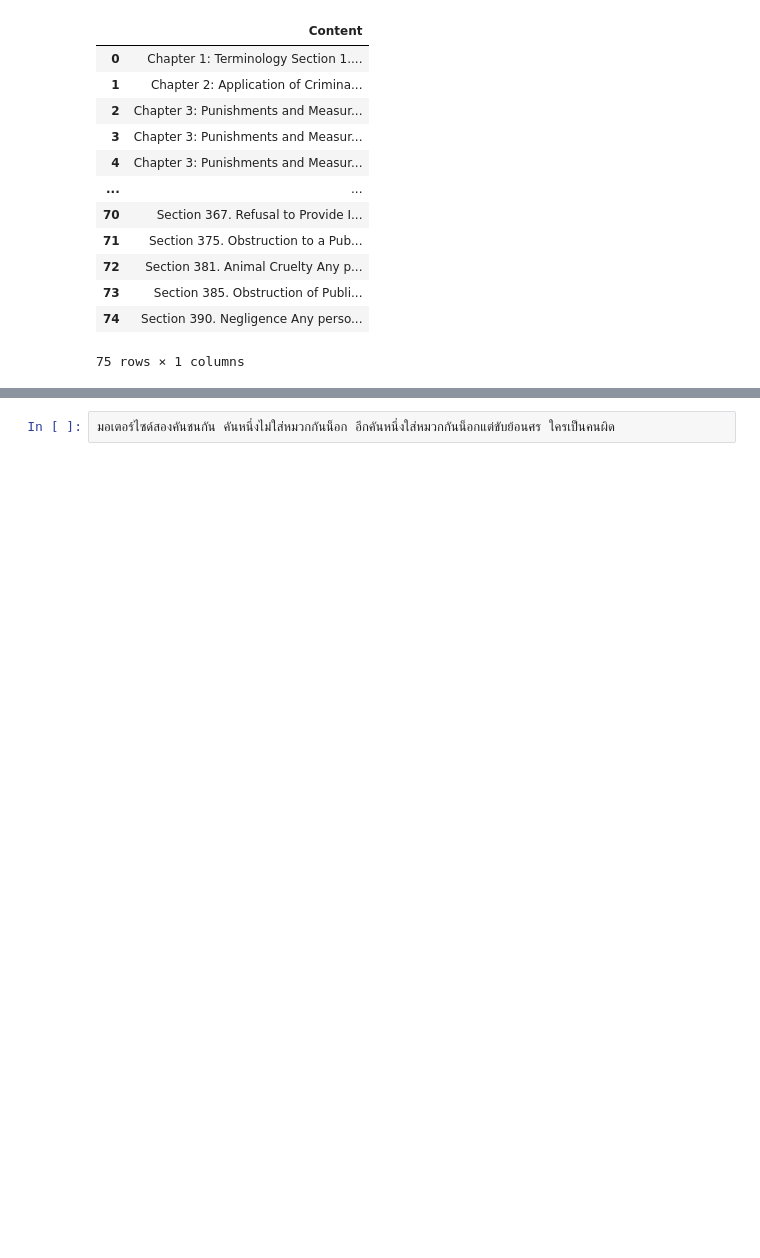
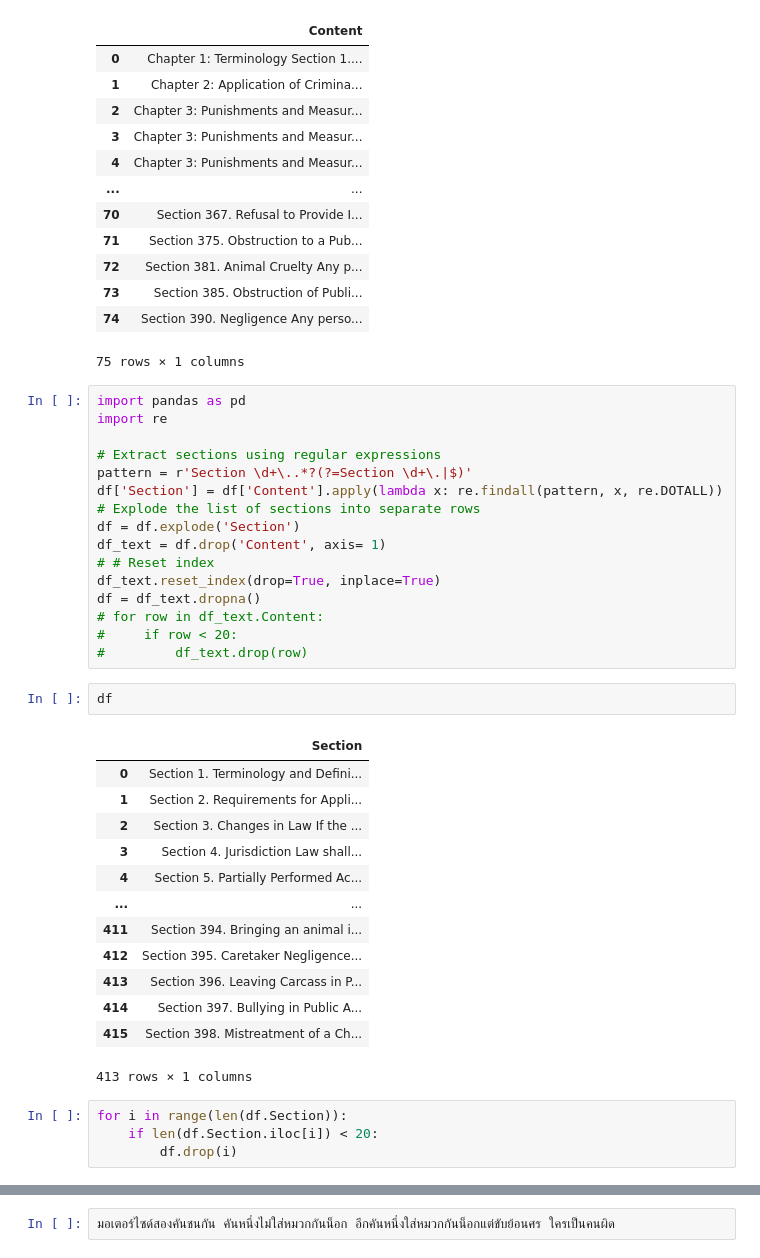
Before and after one commit to Puree-W/SpeciallistGPT, a Jupyter notebook: Lawyer.ipynb, the cells around one changed output, grey strips where cells are left out. Saved outputs shown, nothing was run; the diff lists cells and outputs as text; blank space fills up the shorter version.

```diff
--- a/Lawyer.ipynb
+++ b/Lawyer.ipynb
@@ -24,6 +24,42 @@ df
 | 73 | Section 385. Obstruction of Publi... |
 | 74 | Section 390. Negligence Any perso... |
 75 rows × 1 columns
+# %%
+import pandas as pd
+import re
+
+# Extract sections using regular expressions
+pattern = r'Section \d+\..*?(?=Section \d+\.|$)'
+df['Section'] = df['Content'].apply(lambda x: re.findall(pattern, x, re.DOTALL))
+# Explode the list of sections into separate rows
+df = df.explode('Section')
+df_text = df.drop('Content', axis= 1)
+# # Reset index
+df_text.reset_index(drop=True, inplace=True)
+df = df_text.dropna()
+# for row in df_text.Content:
+#     if row < 20:
+#         df_text.drop(row)
+# %%
+df
+# %% [output]
+|  | Section |
+| 0 | Section 1. Terminology and Defini... |
+| 1 | Section 2. Requirements for Appli... |
+| 2 | Section 3. Changes in Law If the ... |
+| 3 | Section 4. Jurisdiction Law shall... |
+| 4 | Section 5. Partially Performed Ac... |
+| ... | ... |
+| 411 | Section 394. Bringing an animal i... |
+| 412 | Section 395. Caretaker Negligence... |
+| 413 | Section 396. Leaving Carcass in P... |
+| 414 | Section 397. Bullying in Public A... |
+| 415 | Section 398. Mistreatment of a Ch... |
+413 rows × 1 columns
+# %%
+for i in range(len(df.Section)):
+    if len(df.Section.iloc[i]) < 20:
+        df.drop(i)
 # %%
 import pandas as pd
 import os
```
Also changed, not shown: parts of 22 cells of this notebook, 9 other files.
